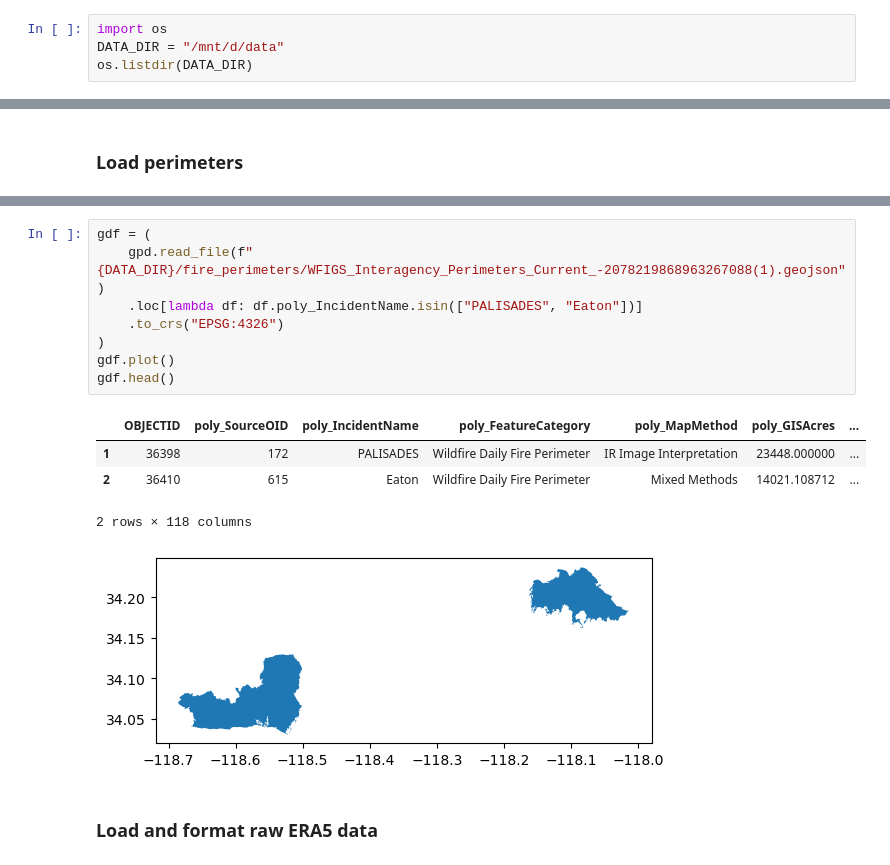
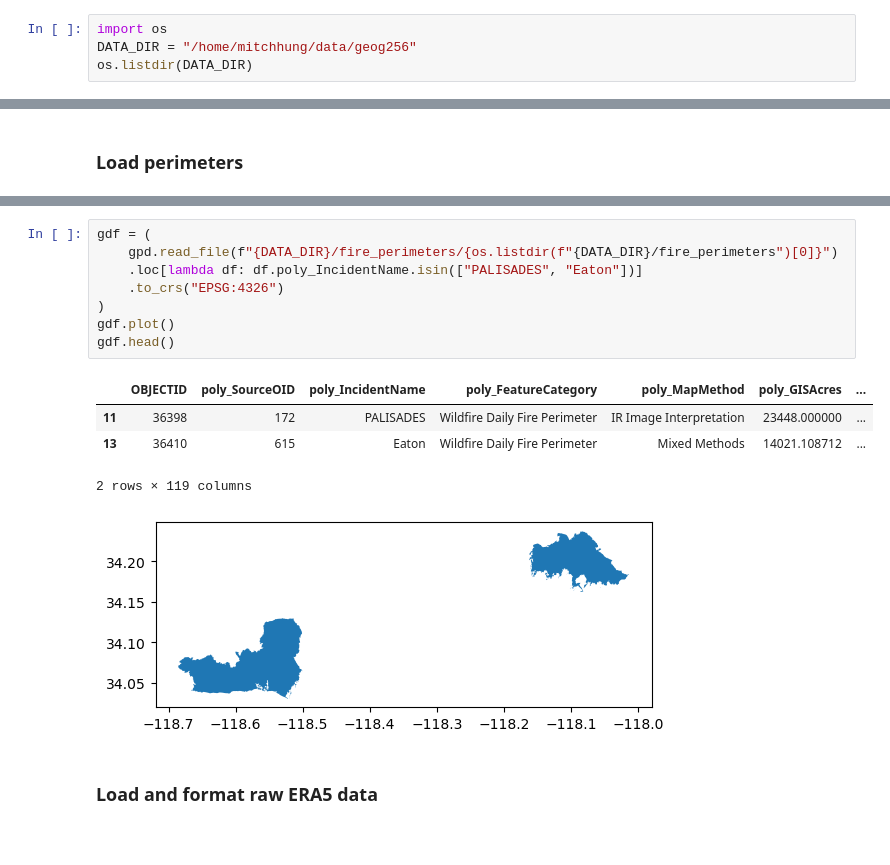
Before and after one commit to mitchhung/era5-santa-ana, a Jupyter notebook: notebooks/saw.ipynb, the cells around one changed output, grey strips where cells are left out. Saved outputs shown, nothing was run; the diff lists cells and outputs as text.

```diff
--- a/notebooks/saw.ipynb
+++ b/notebooks/saw.ipynb
@@ -14,6 +15,6 @@ from shapely.geometry import mapping
 # Load data
 # %%
 import os
-DATA_DIR = "/mnt/d/data"
+DATA_DIR = "/home/mitchhung/data/geog256"
 os.listdir(DATA_DIR)
 # %% [output]
@@ -28,16 +32,16 @@ os.listdir(f"{DATA_DIR}/fire_perimeters")
 # %%
 gdf = (
-    gpd.read_file(f"{DATA_DIR}/fire_perimeters/WFIGS_Interagency_Perimeters_Current_-2078219868963267088(1).geojson")
+    gpd.read_file(f"{DATA_DIR}/fire_perimeters/{os.listdir(f"{DATA_DIR}/fire_perimeters")[0]}")
     .loc[lambda df: df.poly_IncidentName.isin(["PALISADES", "Eaton"])]
     .to_crs("EPSG:4326")
 )
 gdf.plot()
 gdf.head()
 # %% [output]
 |  | OBJECTID | poly_SourceOID | poly_IncidentName | poly_FeatureCategory | poly_MapMethod | poly_GISAcres | ... |
-| 1 | 36398 | 172 | PALISADES | Wildfire Daily Fire Perimeter | IR Image Interpretation | 23448.000000 | ... |
-| 2 | 36410 | 615 | Eaton | Wildfire Daily Fire Perimeter | Mixed Methods | 14021.108712 | ... |
+| 11 | 36398 | 172 | PALISADES | Wildfire Daily Fire Perimeter | IR Image Interpretation | 23448.000000 | ... |
+| 13 | 36410 | 615 | Eaton | Wildfire Daily Fire Perimeter | Mixed Methods | 14021.108712 | ... |
-2 rows × 118 columns
+2 rows × 119 columns
 [figure]
 # %% [markdown]
 ### Load and format raw ERA5 data
```
Also changed, not shown: parts of 21 cells of this notebook.
